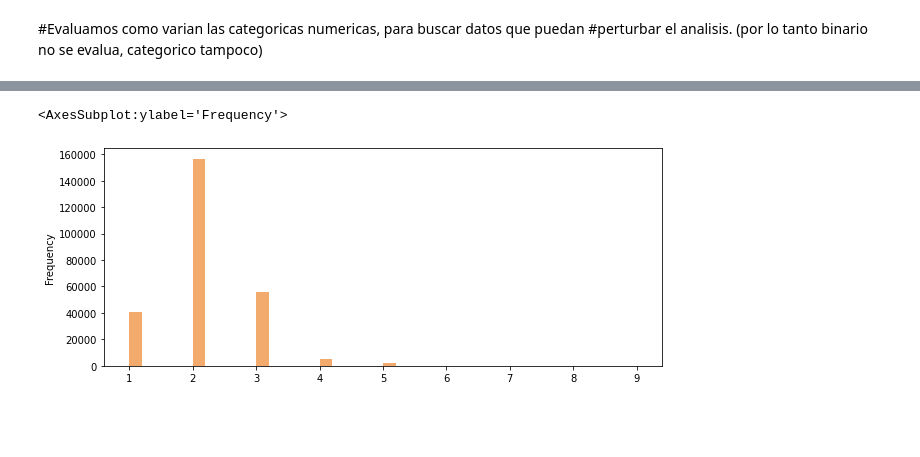
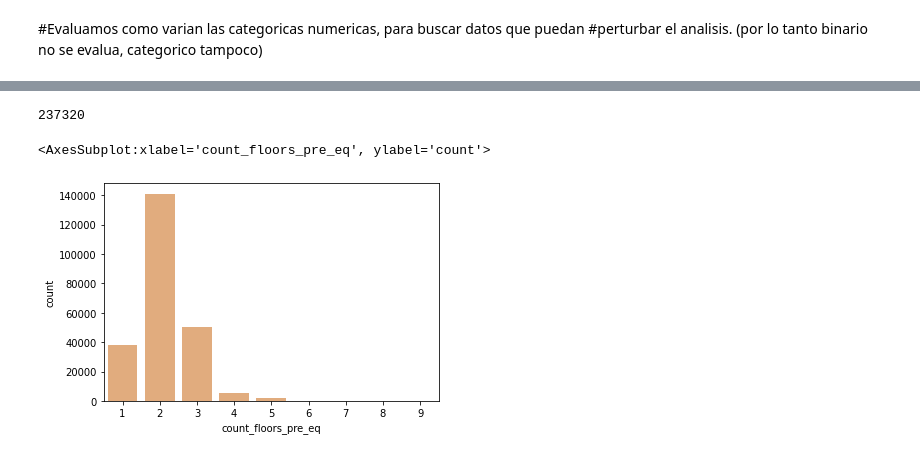
Before and after one commit to juanchycc/Tp2-Datos, a Jupyter notebook: Modelo.ipynb, the cells around one changed output, grey strips where cells are left out. Saved outputs shown, nothing was run; the diff lists cells and outputs as text; code cells hidden in the pictures; blank space fills up the shorter version.

```diff
--- a/Modelo.ipynb
+++ b/Modelo.ipynb
@@ -19,0 +41,5 @@ set_train.head()
+# %%
+#ELIMINO LAS FILAS DUPLICADAS, CHEQUEAR SI ES CORRECTO HACER ESTO
+len_inicial=len(set_train)
+set_train=set_train.drop_duplicates(keep=False)
+len_final = len(set_train)
@@ -47,0 +84,5 @@ set_train['age'].plot.hist(bins=50,color='#F2AB6D',figsize=(10,4))
+# %%
+#REVISAR, ES CORRECTO ELIMINAR LAS FILAS? O ES MEJOR CAMBIAR LA EDAD
+#se podria cambiar la edad de los mayores a 200 por 200
+set_train = set_train[set_train['age'] <= 200]
+set_train['age'].plot.hist(bins=50,color='#F2AB6D',figsize=(10,4))
@@ -48,5 +92,10 @@ set_train['age'].plot.hist(bins=50,color='#F2AB6D',figsize=(10,4))
+# %%
+#PERDIDA DE UNAS 1000 FILAS...
+len(set_train)
+# %% [output]
+237320
 # %%
-set_train['count_floors_pre_eq'].plot.hist(bins=8,color='#F2AB6D',figsize=(10,4),width=0.2)
+sns.countplot(set_train['count_floors_pre_eq'],color='#F2AB6D')
 # %% [output]
-<AxesSubplot:ylabel='Frequency'>
+<AxesSubplot:xlabel='count_floors_pre_eq', ylabel='count'>
-[figure, old version]
+[figure, new version]
```
Also changed, not shown: parts of 14 cells of this notebook.
